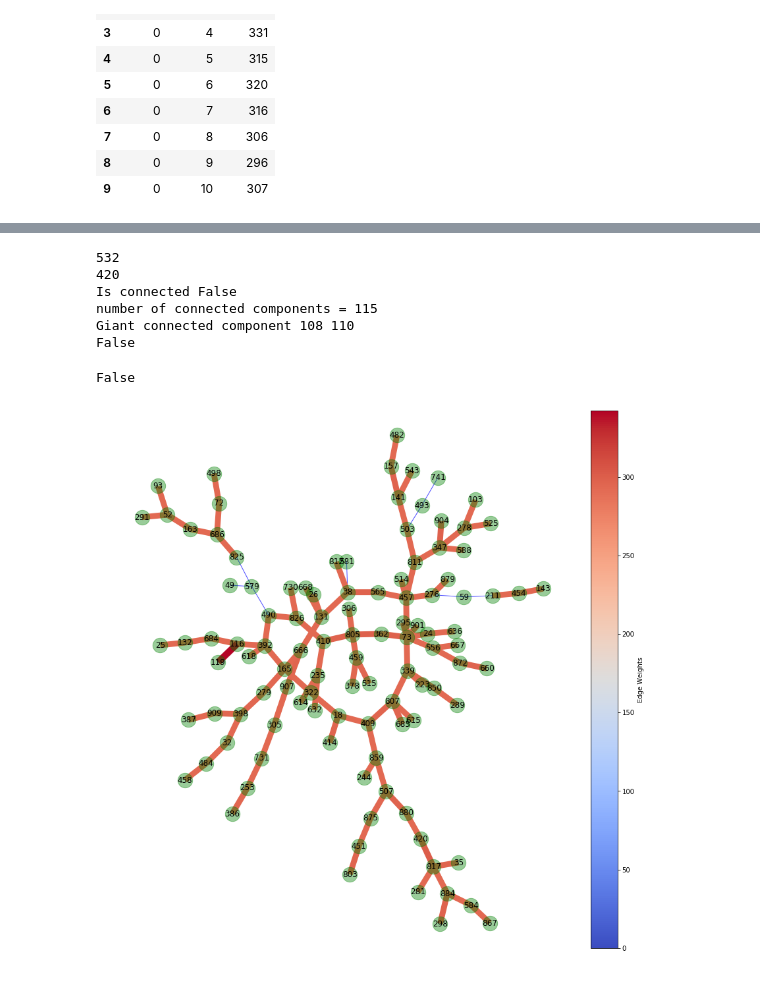
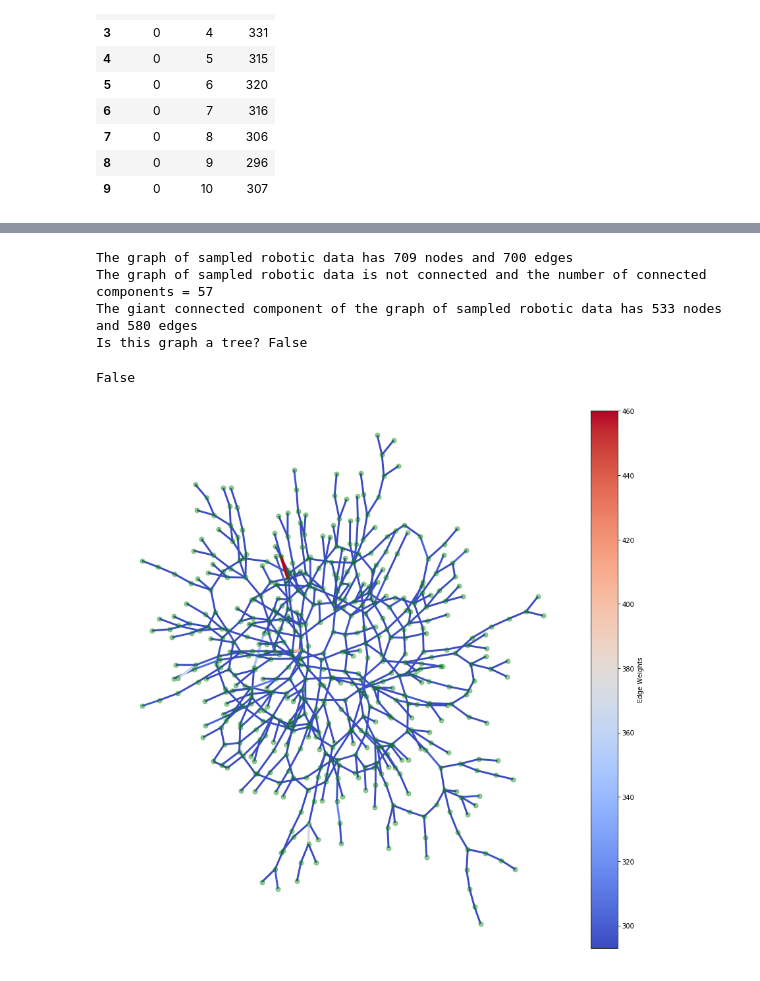
Before and after one commit to mboudour/RobotNets, a Jupyter notebook: Communities.ipynb, the cells around one changed output, grey strips where cells are left out. Drawn from its saved outputs; the diff is of its cells as text; code cells hidden in the pictures.

```diff
--- a/Communities.ipynb
+++ b/Communities.ipynb
@@ -175,0 +492,16 @@ Number of rows = 419986
+# %%
+sim1=[]
+sim2=[]
+sim3=[]
+for e in H.edges(data=True):
+    if e[2]['weight']==1:
+        sim1.append(e)
+    if e[2]['weight']<1 and e[2]['weight']>=0.5:
+        sim2.append(e)
+    if e[2]['weight']<0.5 and e[2]['weight']>0:
+        sim3.append(e)
+print "There are %i pairs of completely similar communities" %len(sim1)
+print "There are %i pairs of communities having percentage of identical nodes >=50%% and <100%%" %len(sim2)
+print "There are %i pairs of communities having percentage of identical nodes <50%% and >0%%" %len(sim3)
+r=len(louvain_comm_membership)*len(leiden_comm_membership)-len(sim1)-len(sim2)-len(sim3)
+print "There are %i pairs of completely dissimilar communities" %r
@@ -222,51 +574,53 @@ while True:
 # %%
-print len(G.nodes()) #, 'nodes:', G.nodes()
-print len(G.edges()) #, 'edges:', G.edges(data=True)
-print "Is connected",nx.is_connected(G)
-print "number of connected components =", nx.number_connected_components(G)
+G=S
+print "The graph of sampled robotic data has %i nodes and %i edges" %(len(G.nodes()),len(G.edges()))
+
+if nx.is_connected(G)==True:
+    print "The graph of sampled robotic data is connected"
+else:
+    print "The graph of sampled robotic data is not connected and the number of connected components =", nx.number_connected_components(G)
+
 giant = max(nx.connected_component_subgraphs(G), key=len)
-print "Giant connected component", len(giant.nodes()),len(giant.edges())
-print nx.is_tree(giant)
+print "The giant connected component of the graph of sampled robotic data has %i nodes and %i edges" %(len(giant.nodes()),len(giant.edges()))
+print "Is this graph a tree?",nx.is_tree(giant)
 # %% [output]
-532
-420
-Is connected False
-number of connected components = 115
-Giant connected component 108 110
-False
+The graph of sampled robotic data has 709 nodes and 700 edges
+The graph of sampled robotic data is not connected and the number of connected components = 57
+The giant connected component of the graph of sampled robotic data has 533 nodes and 580 edges
+Is this graph a tree? False
 # %%
 G=giant
 print nx.is_tree(G)
 
 elabels={}
 elabels = nx.get_edge_attributes(G,'weight')
 
 weight_list = [ e[2]['weight'] for e in G.edges(data=True) ]
 
 cmap_e=plt.cm.coolwarm #plt.cm.tab20b
 # edge_color=weight_list
 vmin_e = min(weight_list)
 vmax_e = max(weight_list)
 
-width_list=[0.03*w for w in weight_list]
+width_list=[0.01*w for w in weight_list]
 
 pos=graphviz_layout(G);
 
 plt.figure(figsize=(15,15));
-nodes = nx.draw_networkx_nodes(G, pos, node_size=500,node_color="g", alpha=0.4)
+nodes = nx.draw_networkx_nodes(G, pos, node_size=50,node_color="g", alpha=0.4)
 nx.draw_networkx_edges(G, pos, edge_color="b", alpha=0.7)
-nx.draw_networkx_labels(G, pos)
+# nx.draw_networkx_labels(G, pos)
 nx.draw_networkx_edges(G, pos=pos,width=width_list,edge_color=weight_list,edge_cmap=cmap_e,vmin=vmin_e, vmax=vmax_e,alpha=1.)
 # nx.draw_networkx_edge_labels(G,pos,edge_labels=elabels); #,label_pos = 0.6);
 plt.axis('off');
 
 sm_e = plt.cm.ScalarMappable(cmap=cmap_e, norm=plt.Normalize(vmin=vmin_e, vmax=vmax_e))
 sm_e.set_array([])
 cbar = plt.colorbar(sm_e,label='Edge Weights') #, orientation='horizontal')
 # plt.margins(x=0.05, y=0.1)
 # %% [output]
 False
-[figure, old version]
+[figure, new version]
 # %%
 partition = community.best_partition(G)
 
```
Also changed, not shown: parts of 31 cells of this notebook.
